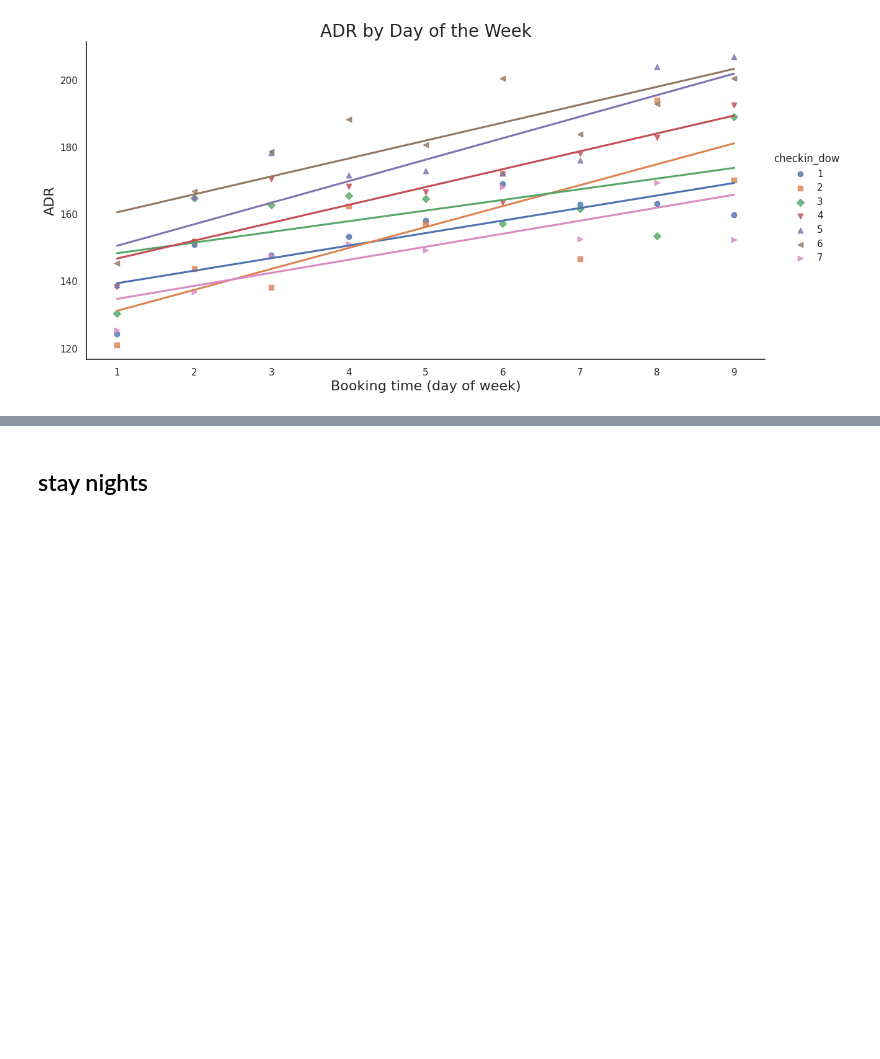
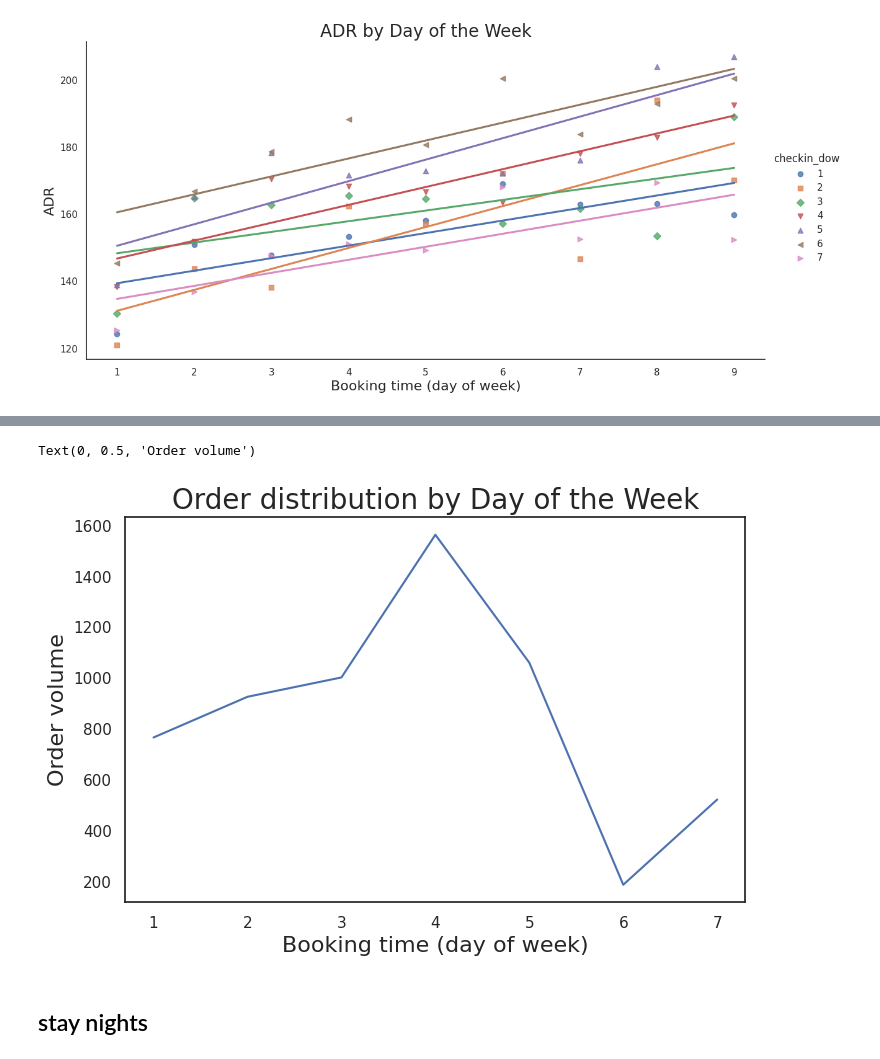
Before and after one commit to heimmer/profile, a Jupyter notebook: Case_Study.ipynb, the cells around one changed output, grey strips where cells are left out. Saved outputs shown, nothing was run; the diff lists cells and outputs as text; code cells hidden in the pictures; blank space fills up the shorter version.

```diff
--- a/Case_Study.ipynb
+++ b/Case_Study.ipynb
@@ -942,3 +1054,13 @@ Text(44.57772641782407, 0.5, 'ADR')
+# %%
+sns.lineplot(data=booking_dow,x='booking_dow',y='order_id_count')
+sns.set_context({"figure.figsize": (8, 5)})
+sns.set_style('white')
+plt.title('Order distribution by Day of the Week',fontsize=20)
+plt.xlabel('Booking time (day of week)',fontsize=16)
+plt.ylabel('Order volume',fontsize=16)
+# %% [output]
+Text(0, 0.5, 'Order volume')
+[figure, added]
 # %% [markdown]
 ## stay nights
 # %%
```
Also changed, not shown: parts of 25 cells of this notebook.
